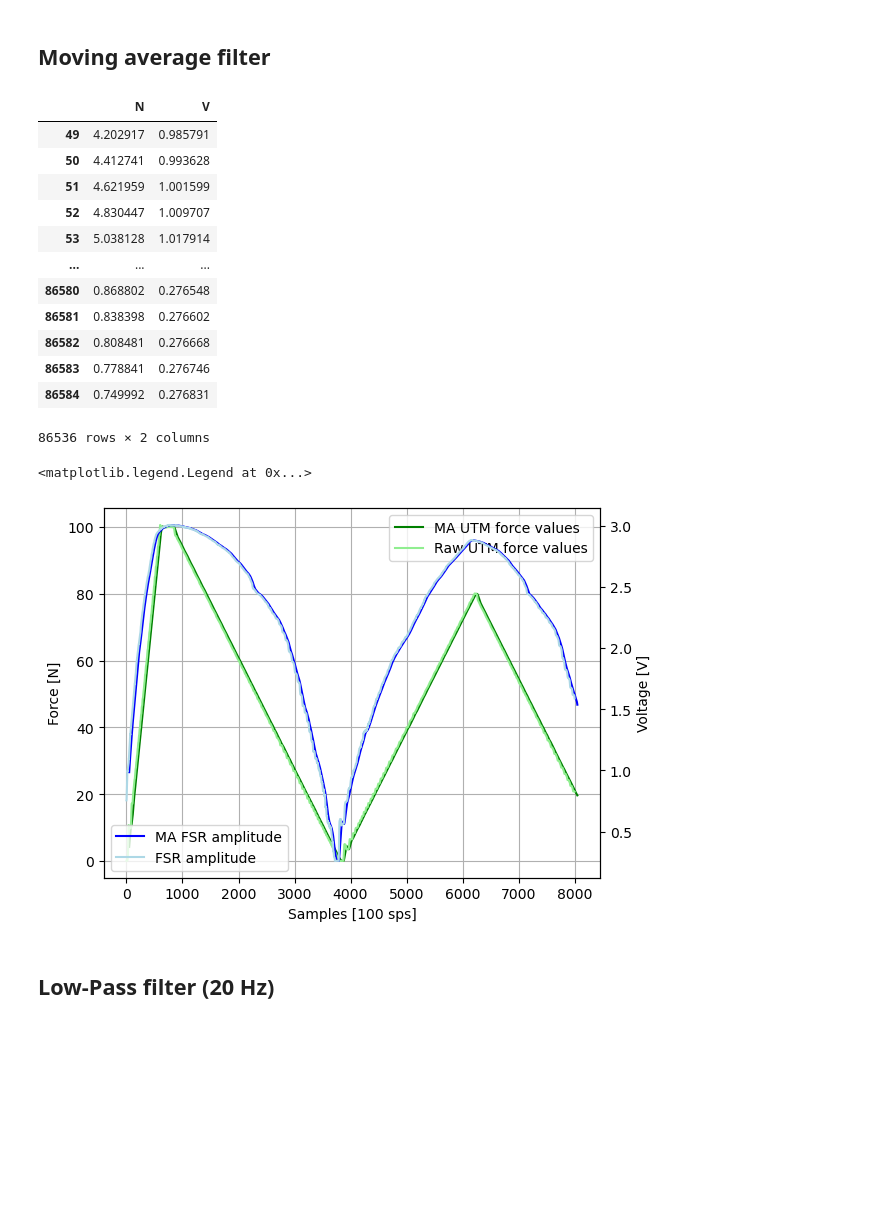
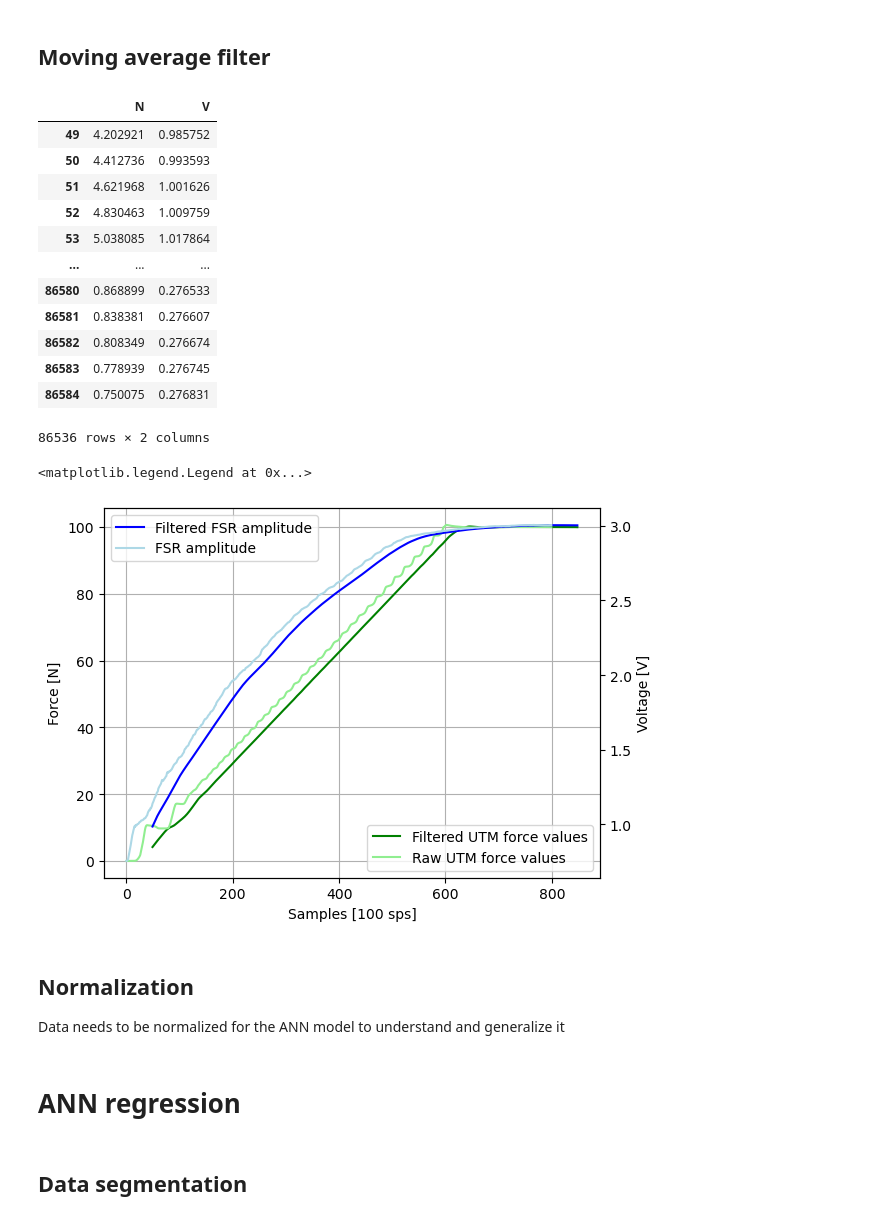
Before and after one commit to DanielProanoGuevara/Exo-sensing, a Jupyter notebook: Processing/SignalProcessing.ipynb, the cells around one changed output. Drawn from its saved outputs; the diff is of its cells as text; code cells hidden in the pictures; blank space fills up the shorter version.

Commit message:
Prepared for data split before training or defining a model

```diff
--- a/Processing/SignalProcessing.ipynb
+++ b/Processing/SignalProcessing.ipynb
@@ -300,0 +312,11 @@ trials.tail()
+# %%
+fs = 100
+fc = 20
+order = 6
+
+# coefficients calculation for the IIR filter
+b, a = scipy.signal.iirfilter(order, Wn=fc, fs=fs, btype='low', ftype='butter')
+print(b, a, sep='\n')
+# apply filtfilt to achieve a 0 phase effect
+filtered_f =  scipy.signal.filtfilt(b, a, trials.N)
+filtered_V =  scipy.signal.filtfilt(b, a, trials.V)
@@ -300,0 +328,2 @@ trials.tail()
+# %%
+filt_trials = pd.DataFrame(list(zip(filtered_f, filtered_V)), columns = ['N', 'V'])
@@ -301,47 +346,49 @@ trials.tail()
 # %% [markdown]
 ## Moving average filter
 # %%
-ma_trials = trials.rolling(50).mean()
+ma_trials = filt_trials.rolling(50).mean()
 ma_trials.dropna(inplace=True)
 # %%
 ma_trials
 # %% [output]
 |  | N | V |
-| 49 | 4.202917 | 0.985791 |
-| 50 | 4.412741 | 0.993628 |
-| 51 | 4.621959 | 1.001599 |
-| 52 | 4.830447 | 1.009707 |
-| 53 | 5.038128 | 1.017914 |
+| 49 | 4.202921 | 0.985752 |
+| 50 | 4.412736 | 0.993593 |
+| 51 | 4.621968 | 1.001626 |
+| 52 | 4.830463 | 1.009759 |
+| 53 | 5.038085 | 1.017864 |
 | ... | ... | ... |
-| 86580 | 0.868802 | 0.276548 |
-| 86581 | 0.838398 | 0.276602 |
-| 86582 | 0.808481 | 0.276668 |
-| 86583 | 0.778841 | 0.276746 |
-| 86584 | 0.749992 | 0.276831 |
+| 86580 | 0.868899 | 0.276533 |
+| 86581 | 0.838381 | 0.276607 |
+| 86582 | 0.808349 | 0.276674 |
+| 86583 | 0.778939 | 0.276745 |
+| 86584 | 0.750075 | 0.276831 |
 86536 rows × 2 columns
 # %%
 fig, ax1 = plt.subplots()
 
 ax1.set_xlabel('Samples [100 sps]')
 ax1.set_ylabel('Force [N]')
-ax1.plot(ma_trials.N[0:8000], label='MA UTM force values', color='green')
-ax1.plot(trials.N[0:8000], label='Raw UTM force values', color='lightgreen')
+ax1.plot(ma_trials.N[0:800], label='Filtered UTM force values', color='green')
+ax1.plot(trials.N[0:800], label='Raw UTM force values', color='lightgreen')
 
 
 
 
 ax2 = ax1.twinx()
 
 ax2.set_ylabel('Voltage [V]')
-ax2.plot(ma_trials.V[0:8000], label='MA FSR amplitude', color='blue')
-ax2.plot(trials.V[0:8000], label='FSR amplitude', color='lightblue')
+ax2.plot(ma_trials.V[0:800], label='Filtered FSR amplitude', color='blue')
+ax2.plot(trials.V[0:800], label='FSR amplitude', color='lightblue')
 
 
 ax1.grid()
-ax1.legend()
-ax2.legend()
+ax1.legend(loc=4)
+ax2.legend(loc=0)
 # %% [output]
 <matplotlib.legend.Legend at 0x...>
-[figure, old version]
+[figure, new version]
-# %% [markdown]
-## Low-Pass filter (20 Hz)
+# %% [markdown]
+## Normalization
+
+Data needs to be normalized for the ANN model to understand and generalize it
@@ -347,0 +400,4 @@ ax2.legend()
+# %% [markdown]
+# ANN regression
+# %% [markdown]
+## Data segmentation
```
Also changed, not shown: parts of 8 cells of this notebook.
